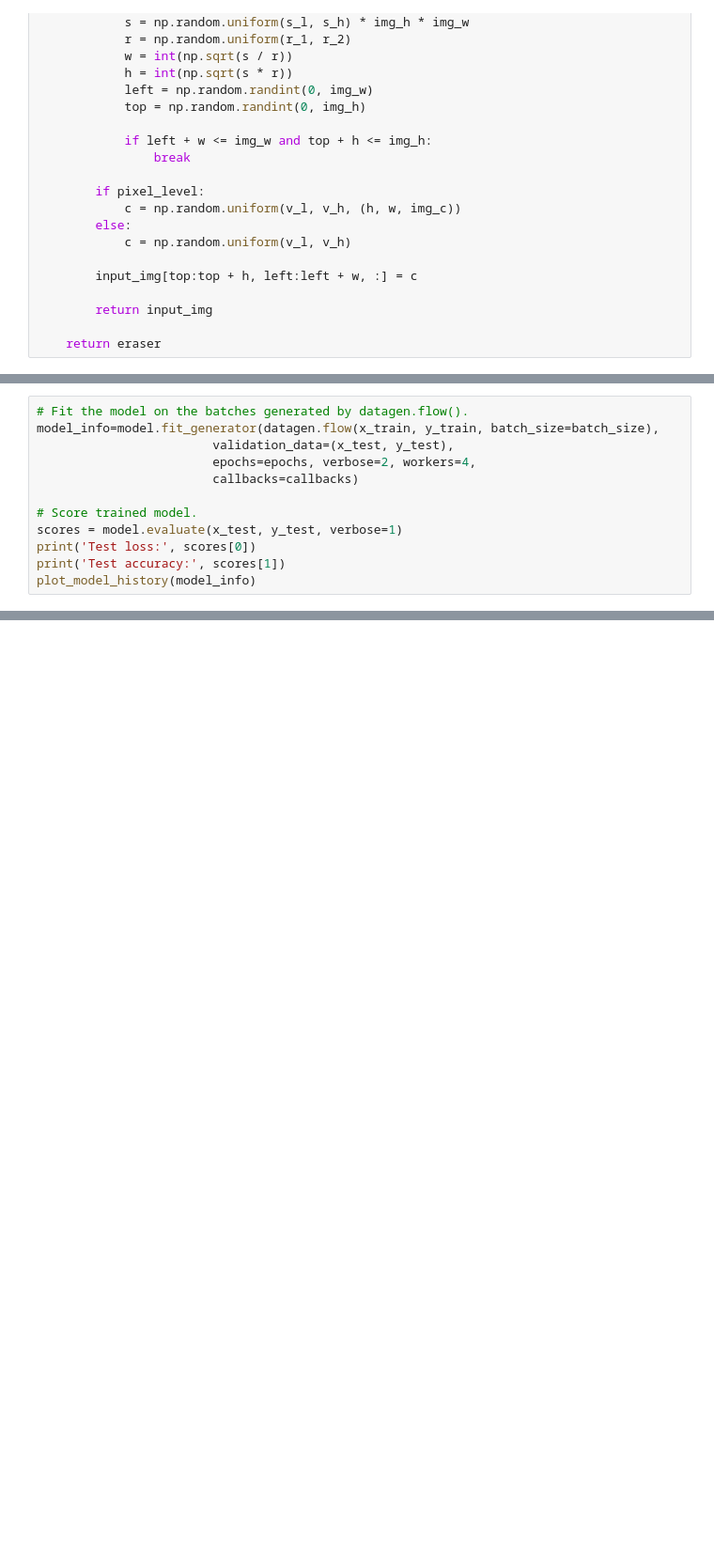
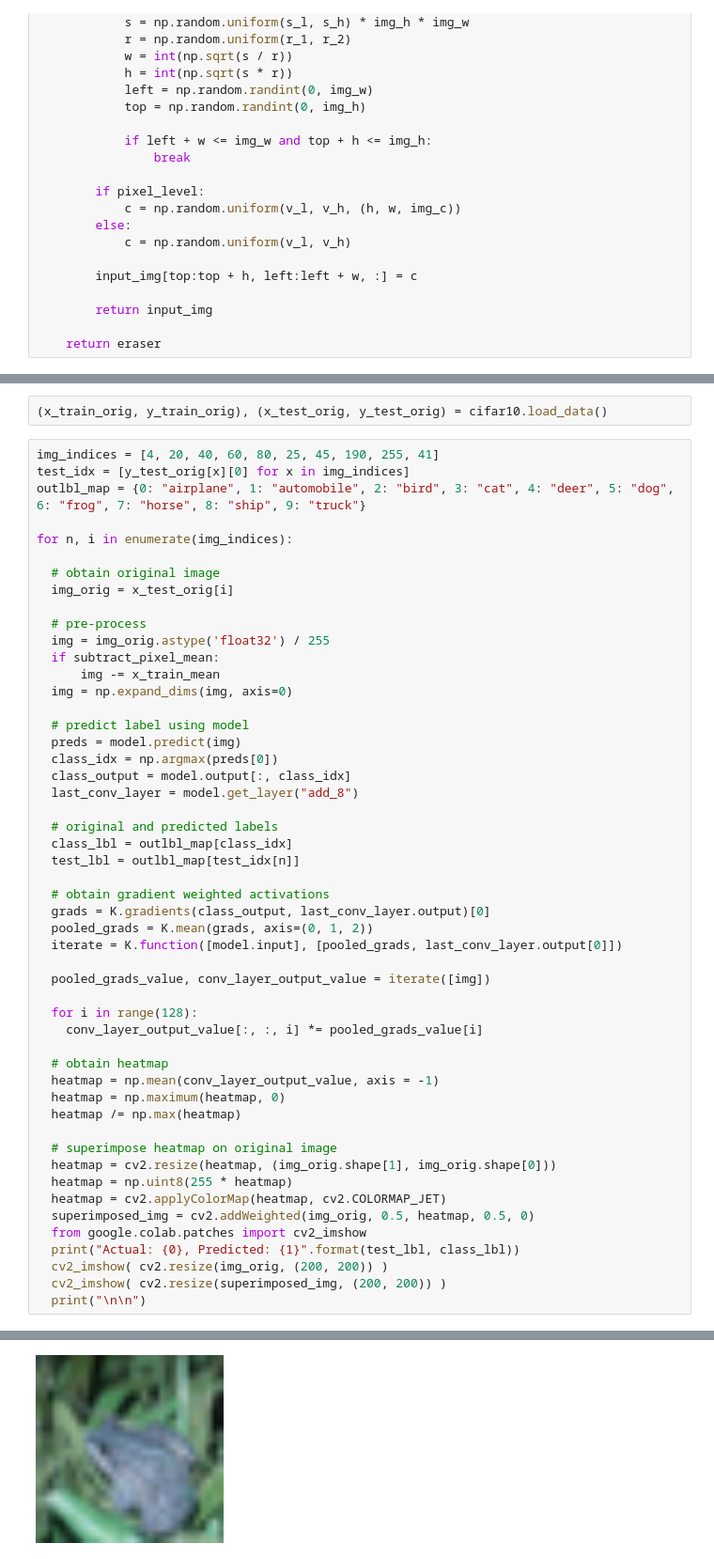
Before and after one commit to rahulin05/EIP-4, a Jupyter notebook: Week-4/Assignment 4B/Assignment_4B.ipynb, the cells around one changed output, grey strips where cells are left out. Shown at 94% size. Drawn from its saved outputs; the diff is of its cells as text; blank space fills up the shorter version.

```diff
--- a/Week-4/Assignment 4B/Assignment_4B.ipynb
+++ b/Week-4/Assignment 4B/Assignment_4B.ipynb
@@ -375,12 +355,0 @@ def plot_model_history(model_history):
-# %%
-# Fit the model on the batches generated by datagen.flow().
-model_info=model.fit_generator(datagen.flow(x_train, y_train, batch_size=batch_size),
-                        validation_data=(x_test, y_test),
-                        epochs=epochs, verbose=2, workers=4,
-                        callbacks=callbacks)
-
-# Score trained model.
-scores = model.evaluate(x_test, y_test, verbose=1)
-print('Test loss:', scores[0])
-print('Test accuracy:', scores[1])
-plot_model_history(model_info)
@@ -405,0 +386,54 @@ NameError: ignored
+# %%
+(x_train_orig, y_train_orig), (x_test_orig, y_test_orig) = cifar10.load_data()
+# %%
+img_indices = [4, 20, 40, 60, 80, 25, 45, 190, 255, 41]
+test_idx = [y_test_orig[x][0] for x in img_indices]
+outlbl_map = {0: "airplane", 1: "automobile", 2: "bird", 3: "cat", 4: "deer", 5: "dog", 6: "frog", 7: "horse", 8: "ship", 9: "truck"}
+
+for n, i in enumerate(img_indices):
+
+  # obtain original image
+  img_orig = x_test_orig[i]
+
+  # pre-process
+  img = img_orig.astype('float32') / 255
+  if subtract_pixel_mean:
+      img -= x_train_mean
+  img = np.expand_dims(img, axis=0)
+
+  # predict label using model
+  preds = model.predict(img)
+  class_idx = np.argmax(preds[0])
+  class_output = model.output[:, class_idx]
+  last_conv_layer = model.get_layer("add_8")
+
+  # original and predicted labels
+  class_lbl = outlbl_map[class_idx]
+  test_lbl = outlbl_map[test_idx[n]]
+
+  # obtain gradient weighted activations
+  grads = K.gradients(class_output, last_conv_layer.output)[0]
+  pooled_grads = K.mean(grads, axis=(0, 1, 2))
+  iterate = K.function([model.input], [pooled_grads, last_conv_layer.output[0]])
+
+  pooled_grads_value, conv_layer_output_value = iterate([img])
+
+  for i in range(128):
+    conv_layer_output_value[:, :, i] *= pooled_grads_value[i]
+
+  # obtain heatmap
+  heatmap = np.mean(conv_layer_output_value, axis = -1)
+  heatmap = np.maximum(heatmap, 0)
+  heatmap /= np.max(heatmap)
+
+  # superimpose heatmap on original image
+  heatmap = cv2.resize(heatmap, (img_orig.shape[1], img_orig.shape[0]))
+  heatmap = np.uint8(255 * heatmap)
+  heatmap = cv2.applyColorMap(heatmap, cv2.COLORMAP_JET)
+  superimposed_img = cv2.addWeighted(img_orig, 0.5, heatmap, 0.5, 0)
+  from google.colab.patches import cv2_imshow
+  print("Actual: {0}, Predicted: {1}".format(test_lbl, class_lbl))
+  cv2_imshow( cv2.resize(img_orig, (200, 200)) )
+  cv2_imshow( cv2.resize(superimposed_img, (200, 200)) )
+  print("\n\n")
+# %% [output]
@@ -405,0 +441 @@ NameError: ignored
+[figure, added]
```
Also changed, not shown: parts of 10 cells of this notebook.
